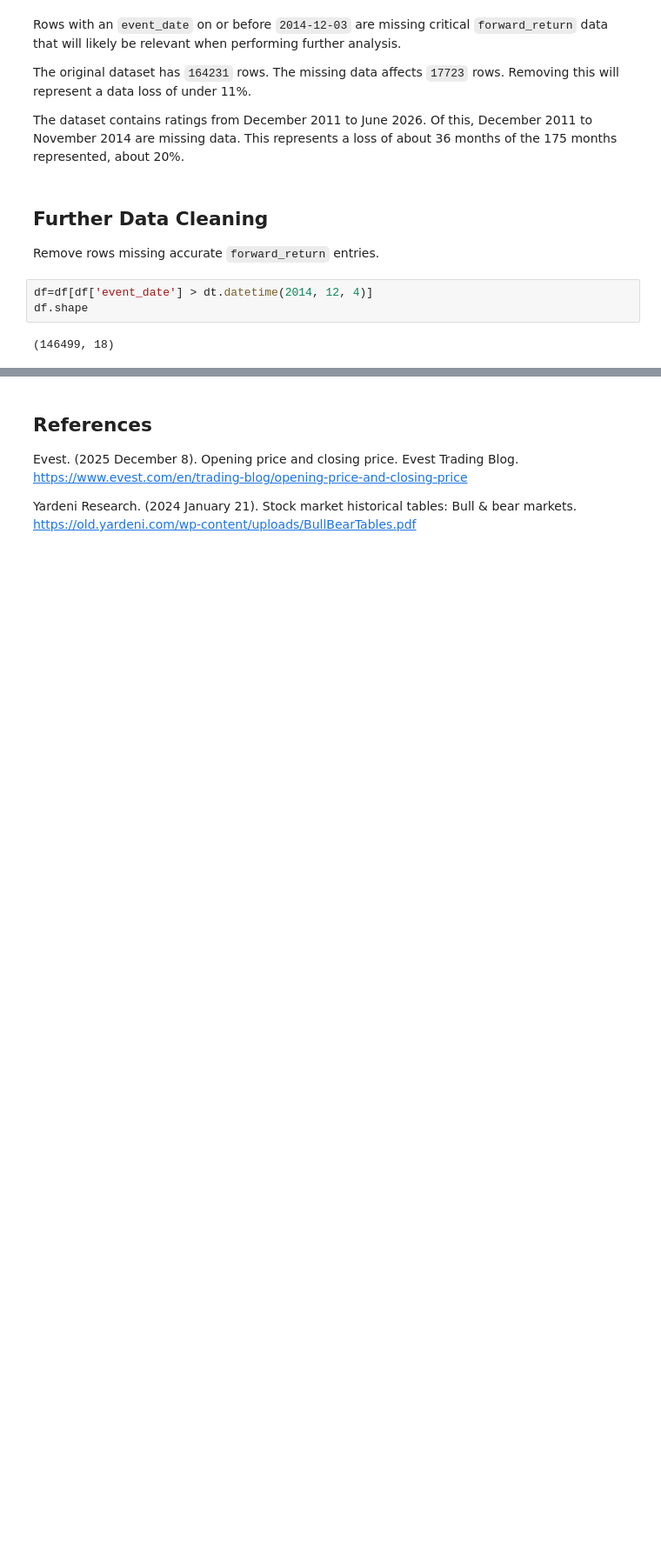
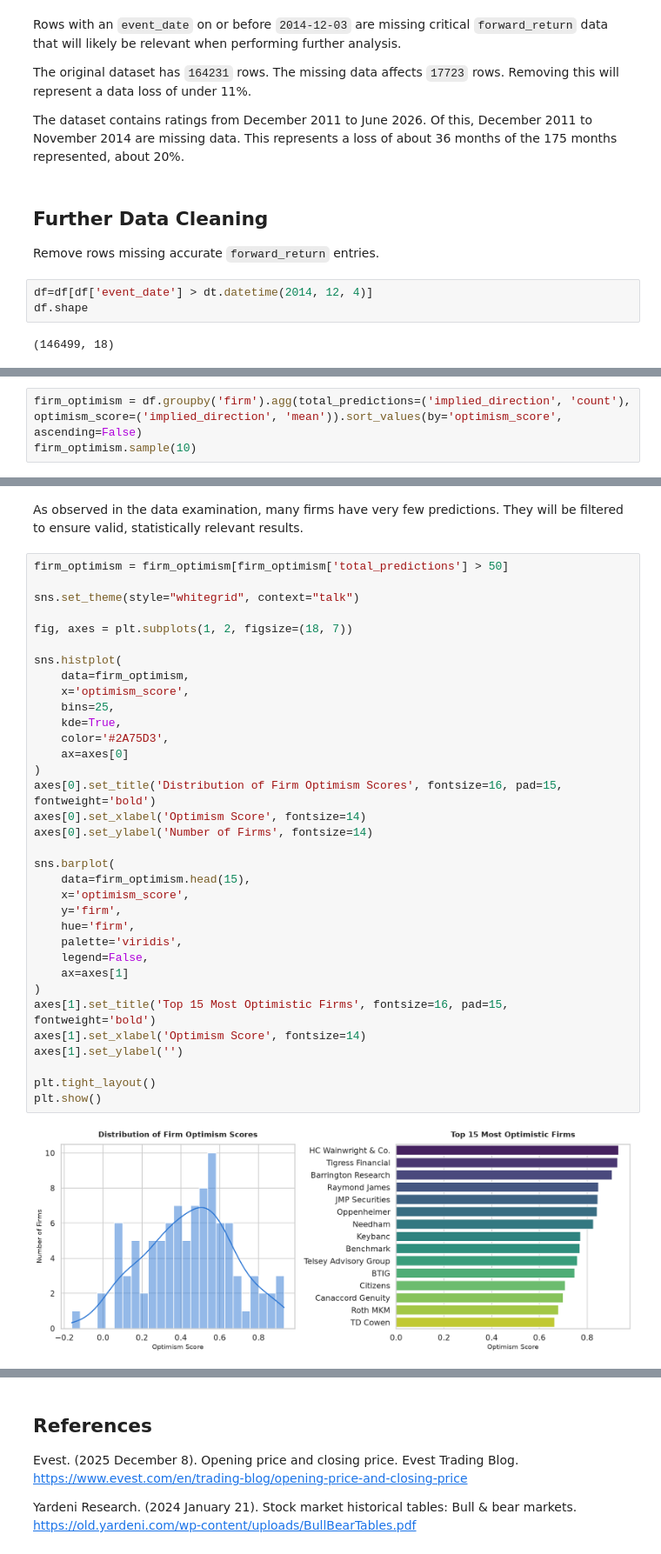
Before and after one commit to dkeate/WGU-BSDA-Capstone, a Jupyter notebook: eda/sp_500_eda.ipynb, the cells around one changed output, grey strips where cells are left out. Shown at 87% size. Saved outputs shown, nothing was run; the diff lists cells and outputs as text; blank space fills up the shorter version.

Commit message:
Complete Exploratory Data Analysis

```diff
--- a/eda/sp_500_eda.ipynb
+++ b/eda/sp_500_eda.ipynb
@@ -322,0 +345,3 @@ Begin by looking into the stated and approved hypothesis, "Analyst firms classif
+# %%
+firm_optimism = df.groupby('firm').agg(total_predictions=('implied_direction', 'count'), optimism_score=('implied_direction', 'mean')).sort_values(by='optimism_score', ascending=False)
+firm_optimism.sample(10)
@@ -322,0 +361,38 @@ Begin by looking into the stated and approved hypothesis, "Analyst firms classif
+# %% [markdown]
+As observed in the data examination, many firms have very few predictions. They will be filtered to ensure valid, statistically relevant results.
+# %%
+firm_optimism = firm_optimism[firm_optimism['total_predictions'] > 50]
+
+sns.set_theme(style="whitegrid", context="talk")
+
+fig, axes = plt.subplots(1, 2, figsize=(18, 7))
+
+sns.histplot(
+    data=firm_optimism,
+    x='optimism_score',
+    bins=25,
+    kde=True,
+    color='#2A75D3',
+    ax=axes[0]
+)
+axes[0].set_title('Distribution of Firm Optimism Scores', fontsize=16, pad=15, fontweight='bold')
+axes[0].set_xlabel('Optimism Score', fontsize=14)
+axes[0].set_ylabel('Number of Firms', fontsize=14)
+
+sns.barplot(
+    data=firm_optimism.head(15),
+    x='optimism_score',
+    y='firm',
+    hue='firm',
+    palette='viridis',
+    legend=False,
+    ax=axes[1]
+)
+axes[1].set_title('Top 15 Most Optimistic Firms', fontsize=16, pad=15, fontweight='bold')
+axes[1].set_xlabel('Optimism Score', fontsize=14)
+axes[1].set_ylabel('')
+
+plt.tight_layout()
+plt.show()
+# %% [output]
+[figure, added]
```
Also changed, not shown: parts of 21 cells of this notebook, 3 other files.
